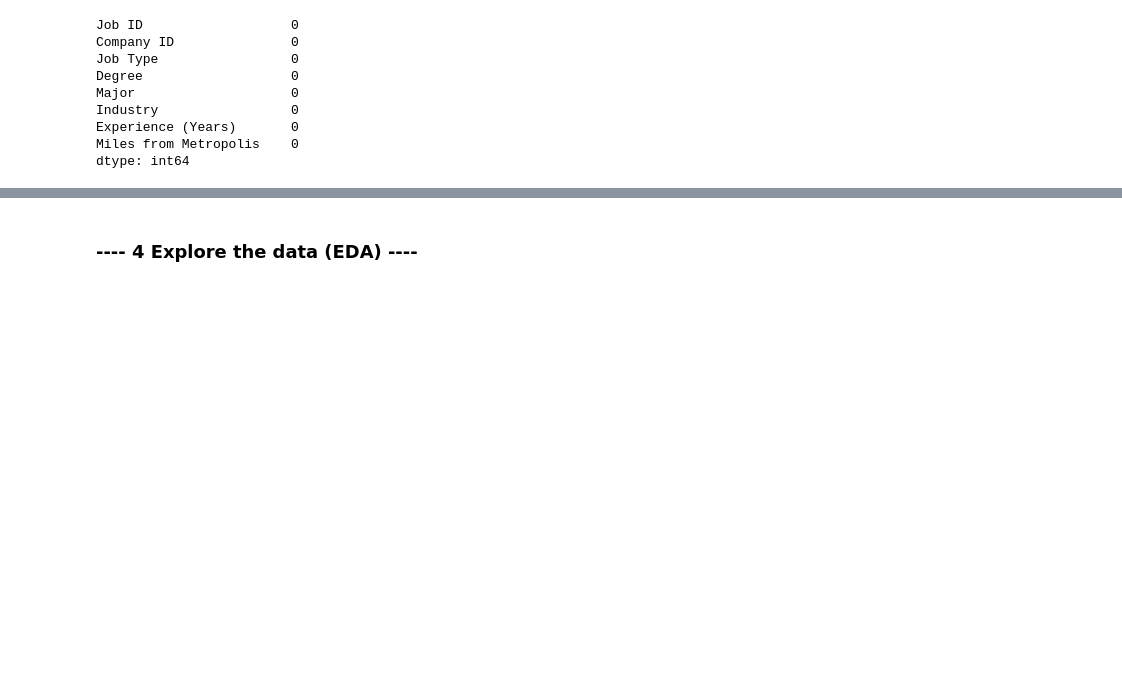
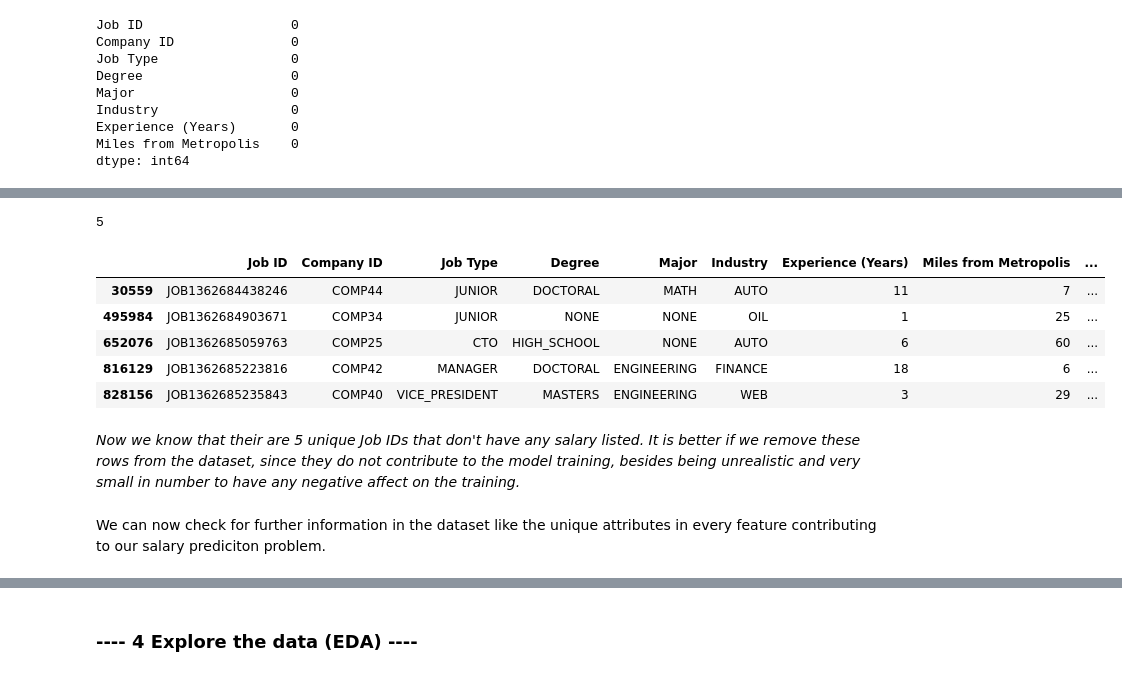
Before and after one commit to MrYoupiter/Salary_Prediction_Portfolio, a Jupyter notebook: SalaryPredictionProject.ipynb, the cells around one changed output, grey strips where cells are left out. Drawn from its saved outputs; the diff is of its cells as text; code cells hidden in the pictures; blank space fills up the shorter version.

```diff
--- a/SalaryPredictionProject.ipynb
+++ b/SalaryPredictionProject.ipynb
@@ -153,0 +187,17 @@ dtype: int64
+# %%
+#Checking if any Salary attributes have '0' value
+len(train_merged[train_merged['Salary']==0])
+# %% [output]
+5
+# %%
+#Displaying the rows that have '0' as their salary values
+train_merged[train_merged['Salary']==0]
+# %% [output]
+|  | Job ID | Company ID | Job Type | Degree | Major | Industry | Experience (Years) | Miles from Metropolis | ... |
+| 30559 | JOB1362684438246 | COMP44 | JUNIOR | DOCTORAL | MATH | AUTO | 11 | 7 | ... |
+| 495984 | JOB1362684903671 | COMP34 | JUNIOR | NONE | NONE | OIL | 1 | 25 | ... |
+| 652076 | JOB1362685059763 | COMP25 | CTO | HIGH_SCHOOL | NONE | AUTO | 6 | 60 | ... |
+| 816129 | JOB1362685223816 | COMP42 | MANAGER | DOCTORAL | ENGINEERING | FINANCE | 18 | 6 | ... |
+| 828156 | JOB1362685235843 | COMP40 | VICE_PRESIDENT | MASTERS | ENGINEERING | WEB | 3 | 29 | ... |
+# %% [markdown]
+*Now we know that their are 5 unique Job IDs that don't have any salary listed. It is better if we remove these rows from the dataset, since they do not contribute to the model training, besides being unrealistic and very small in number to have any negative affect on the training.*
@@ -153,0 +208,2 @@ dtype: int64
+# %% [markdown]
+We can now check for further information in the dataset like the unique attributes in every feature contributing to our salary prediciton problem.
```
Also changed, not shown: parts of 16 cells of this notebook.
